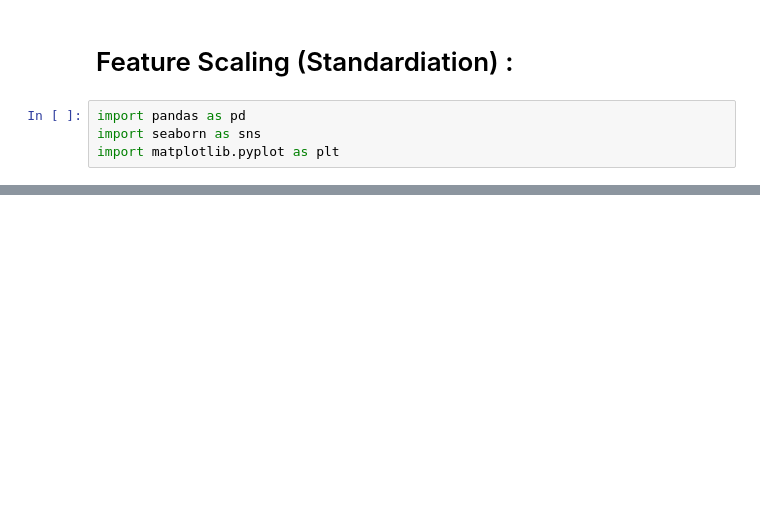
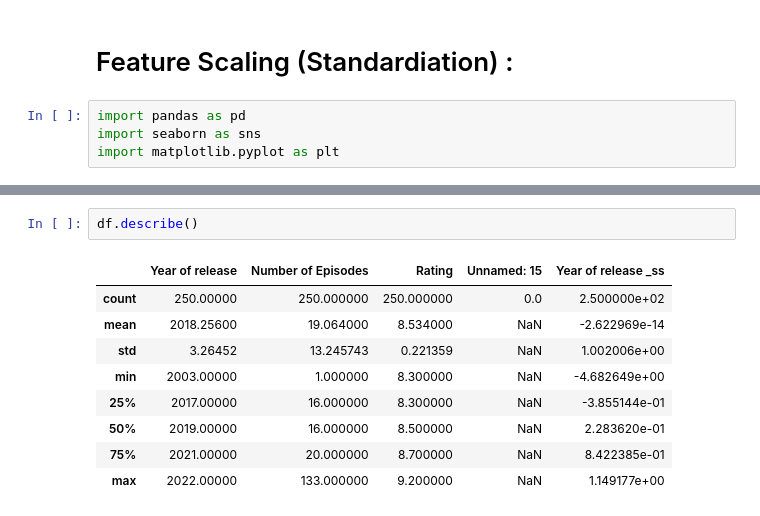
Before and after one commit to anjali801/AI-and-Machine-Learning-, a Jupyter notebook: ML2.ipynb, the cells around one changed output, grey strips where cells are left out. Cells and saved outputs as stored; diff of their text form; blank space fills up the shorter version.

```diff
--- a/ML2.ipynb
+++ b/ML2.ipynb
@@ -16,0 +112,12 @@ dataset.head(3)
+# %%
+df.describe()
+# %% [output]
+|  | Year of release | Number of Episodes | Rating | Unnamed: 15 | Year of release _ss |
+| count | 250.00000 | 250.000000 | 250.000000 | 0.0 | 2.500000e+02 |
+| mean | 2018.25600 | 19.064000 | 8.534000 | NaN | -2.622969e-14 |
+| std | 3.26452 | 13.245743 | 0.221359 | NaN | 1.002006e+00 |
+| min | 2003.00000 | 1.000000 | 8.300000 | NaN | -4.682649e+00 |
+| 25% | 2017.00000 | 16.000000 | 8.300000 | NaN | -3.855144e-01 |
+| 50% | 2019.00000 | 16.000000 | 8.500000 | NaN | 2.283620e-01 |
+| 75% | 2021.00000 | 20.000000 | 8.700000 | NaN | 8.422385e-01 |
+| max | 2022.00000 | 133.000000 | 9.200000 | NaN | 1.149177e+00 |
```
Also changed, not shown: parts of 12 cells of this notebook.
